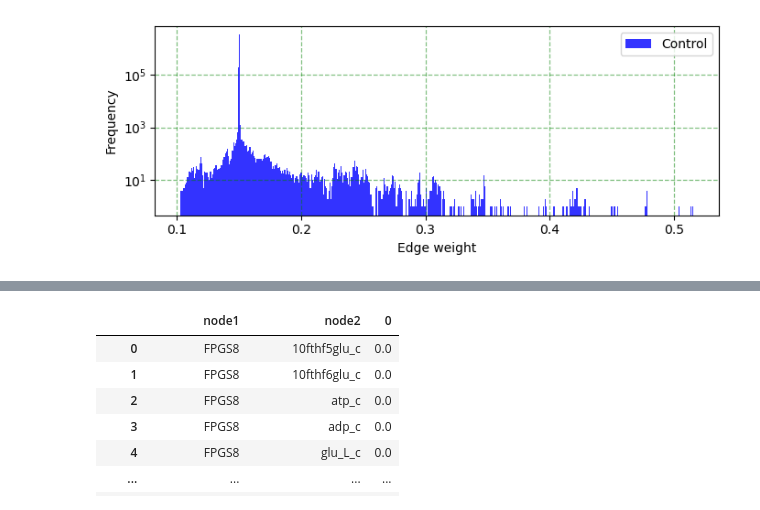
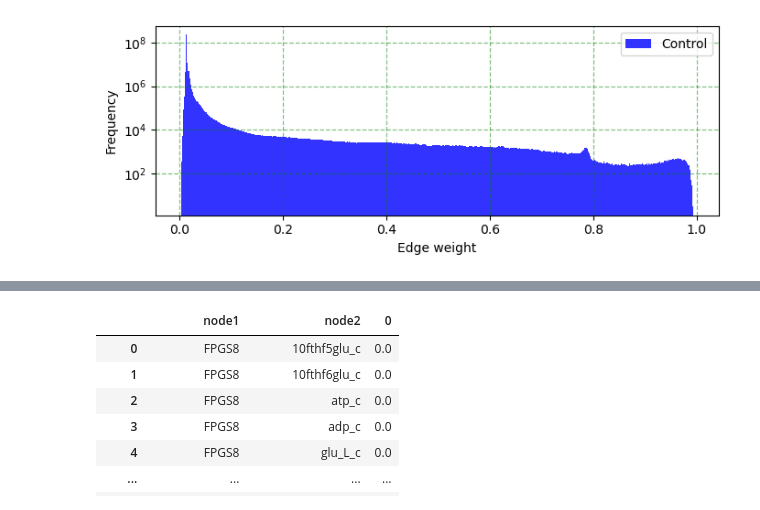
Before and after one commit to DeepenData/Graph_Neural_Networks_and_Phenylketonuria, a Jupyter notebook: src/step04_explainer.ipynb, the cells around one changed output, grey strips where cells are left out. Cells and saved outputs as stored; diff of their text form; code cells hidden in the pictures.

```diff
--- a/src/step04_explainer.ipynb
+++ b/src/step04_explainer.ipynb
@@ -20,0 +47,7 @@ device = 'cuda:0'
+# %%
+
+model.eval()
+gc.collect()
+torch.cuda.empty_cache()
+#node_feat_mask, edge_mask =  explainer.explain_graph(a_batch[0].x, a_batch[0].edge_index)
+_, edge_mask =  explainer.explain_graph(a_batch[0].x, a_batch[0].edge_index)
@@ -20,0 +58,5 @@ device = 'cuda:0'
+# %%
+train_labels = []
+for graph in tqdm.tqdm(loader_train.dataset):
+    train_labels.append(graph.y.cpu().item())
+train_labels.__len__()
@@ -20,0 +65,10 @@ device = 'cuda:0'
+# %%
+
+
+edge_num           = loader_train.dataset[0].edge_index.shape[1]
+all_graphs_weights = []#torch.empty(edge_num,1).to(device)
+
+for graph in tqdm.tqdm(loader_train.dataset):
+    _, edge_weights =  explainer.explain_graph(graph.x.to(device), graph.edge_index.to(device))
+    #all_graphs_weights = torch.cat((all_graphs_weights, edge_weights.reshape(edge_num,1).to(device)), dim=1)
+    all_graphs_weights.append(edge_weights.reshape(edge_num,1))
@@ -20,0 +77,9 @@ device = 'cuda:0'
+# %%
+import numpy as np
+all_graphs_weights_df = pd.DataFrame(
+torch.stack(all_graphs_weights,1).squeeze().cpu().numpy())
+
+
+
+all_graphs_weights_df.loc[:,np.random.randint(1, 1000, 5)].plot.hist(bins=200, alpha=0.9, figsize=(15,6), subplots=True, sharey=False,
+                      sharex=False, logy = True, ylabel = ['', '', ''], grid=False)
@@ -21,22 +91,11 @@ device = 'cuda:0'
 # %%
 
-
-explainer  = GNNExplainer(model, epochs=999, num_hops = None, lr=0.002).to(device, non_blocking=True)
-model.to(device, non_blocking=True)
-a_batch = next(iter(loader)).to(device, non_blocking=True)
-model.eval()
-gc.collect()
-torch.cuda.empty_cache()
-node_feat_mask, edge_mask =  explainer.explain_graph(a_batch.x, a_batch.edge_index)
-import matplotlib.pyplot as plt
-import pandas as pd
-
-pd.Series(edge_mask.cpu().numpy()).plot.hist(bins=500, logy = True, figsize=(7,2.8), grid=False, color = 'blue', alpha=.8)
+all_graphs_weights_df.stack().reset_index(drop=True).plot.hist(bins=500, logy = True, figsize=(7,2.8), grid=False, color = 'blue', alpha=.8)
 plt.xlabel('Edge weight')
 plt.tight_layout()
 plt.grid(color = 'green', linestyle = '--', linewidth = 0.9, alpha=.5)
 #plt.xlim([0, 1])
 plt.legend(['Control'])
 plt.show()
 # %% [output]
-[figure, old version]
+[figure, new version]
```
Also changed, not shown: parts of 12 cells of this notebook, 6 other files.
